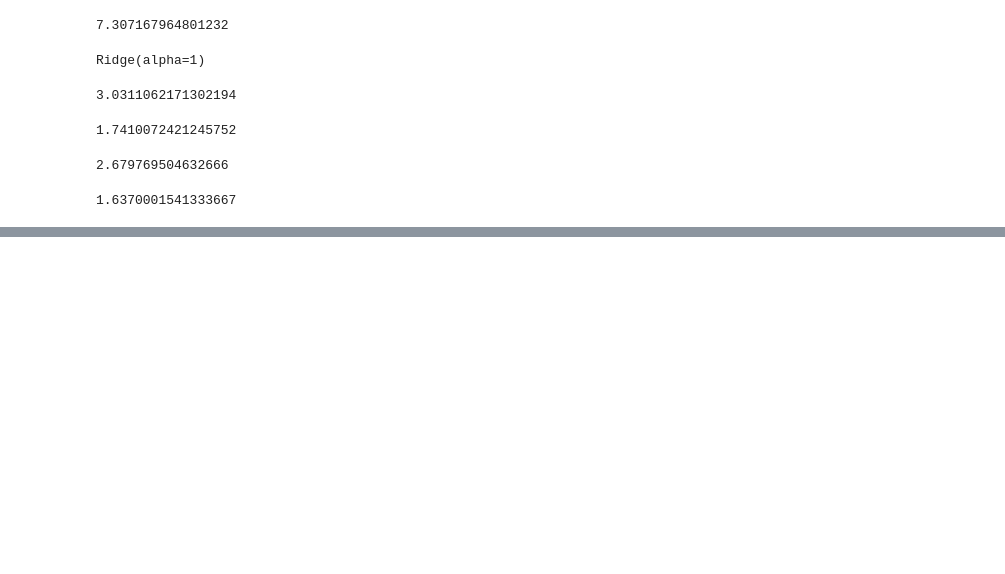
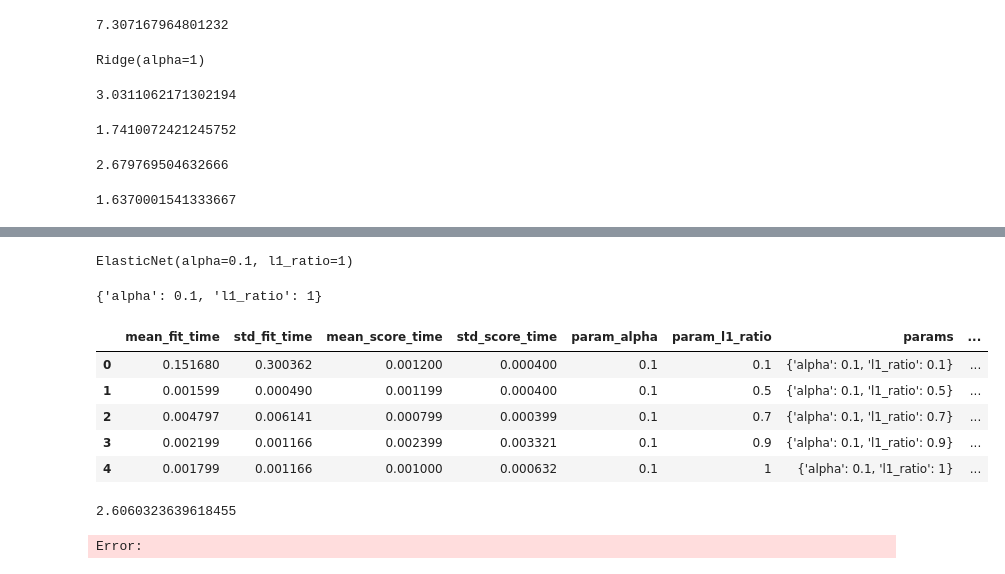
Before and after one commit to YomiDavid/ML_Live-_Class, a Jupyter notebook: Cross Validation/Cross Validation Manual.ipynb, the cells around one changed output, grey strips where cells are left out. Drawn from its saved outputs; the diff is of its cells as text; code cells hidden in the pictures; blank space fills up the shorter version.

```diff
--- a/Cross Validation/Cross Validation Manual.ipynb
+++ b/Cross Validation/Cross Validation Manual.ipynb
@@ -148,0 +277,4 @@ RMSE5
+# %%
+base_elastic_model = ElasticNet()
+# %%
+para_grid = {'alpha': [0.1,1,5,10,100], 'l1_ratio': [0.1,0.5,0.7,0.9,1]}
@@ -148,0 +283,4 @@ RMSE5
+# %%
+grid_model = GridSearchCV(estimator= base_elastic_model, param_grid=para_grid, scoring='neg_mean_squared_error', cv=5, verbose=3)
+# %%
+grid_model.fit(X_train, Y_train)
@@ -148,0 +309,17 @@ RMSE5
+# %%
+grid_model.best_estimator_
+# %% [output]
+ElasticNet(alpha=0.1, l1_ratio=1)
+# %%
+grid_model.best_params_
+# %% [output]
+{'alpha': 0.1, 'l1_ratio': 1}
+# %%
+pd.DataFrame(grid_model.cv_results_).head()
+# %% [output]
+|  | mean_fit_time | std_fit_time | mean_score_time | std_score_time | param_alpha | param_l1_ratio | params | ... |
+| 0 | 0.151680 | 0.300362 | 0.001200 | 0.000400 | 0.1 | 0.1 | {'alpha': 0.1, 'l1_ratio': 0.1} | ... |
+| 1 | 0.001599 | 0.000490 | 0.001199 | 0.000400 | 0.1 | 0.5 | {'alpha': 0.1, 'l1_ratio': 0.5} | ... |
+| 2 | 0.004797 | 0.006141 | 0.000799 | 0.000399 | 0.1 | 0.7 | {'alpha': 0.1, 'l1_ratio': 0.7} | ... |
+| 3 | 0.002199 | 0.001166 | 0.002399 | 0.003321 | 0.1 | 0.9 | {'alpha': 0.1, 'l1_ratio': 0.9} | ... |
+| 4 | 0.001799 | 0.001166 | 0.001000 | 0.000632 | 0.1 | 1 | {'alpha': 0.1, 'l1_ratio': 1} | ... |
@@ -148,0 +328,5 @@ RMSE5
+# %%
+mean_squared_error(y_pre, Y_test)
+# %% [output]
+2.6060323639618455
+Error:
```
Also changed, not shown: parts of 32 cells of this notebook, 5 other files.
